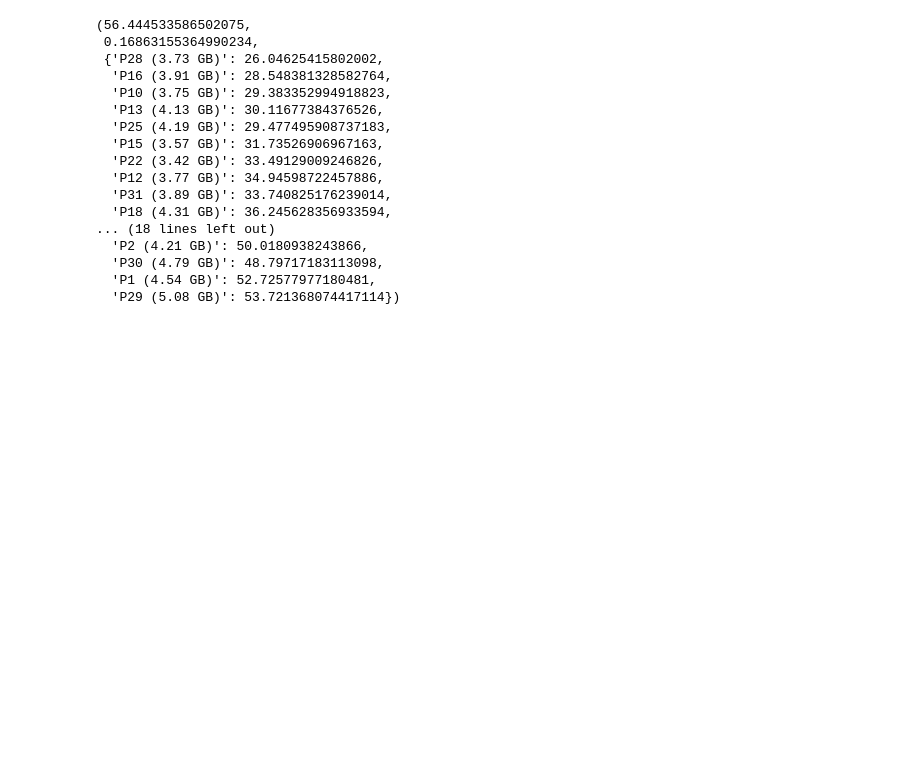
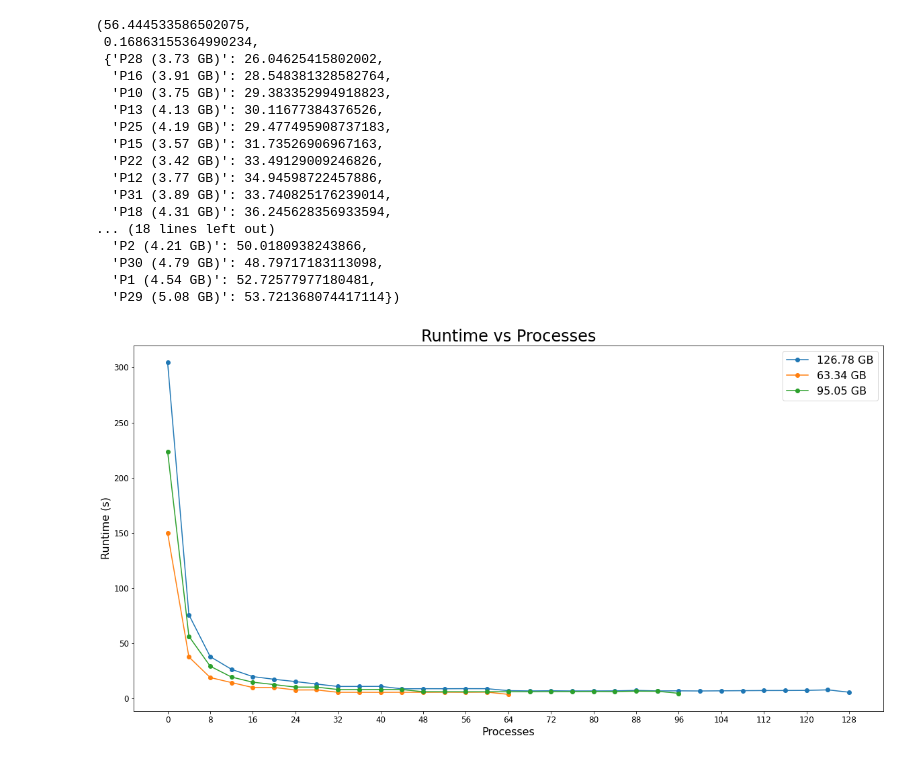
Before and after one commit to bucket420/DOE-INFN-2022, a Jupyter notebook: performance_analysis_rdf.ipynb, the cells around one changed output. Cells and saved outputs as stored; diff of their text form; code cells hidden in the pictures; blank space fills up the shorter version.

```diff
--- a/performance_analysis_rdf.ipynb
+++ b/performance_analysis_rdf.ipynb
@@ -140,2 +112,0 @@ def runtime_measure_mp1(path, n_files, n_processes):
-# %%
-runtime_measure_mp1(path, 4, 4)
@@ -144,3 +113,3 @@ runtime_measure_mp1(path, 4, 4)
 # %%
-runtime_measure_mp(path, 8, 8)
+runtime_measure(path, 4)
 # %% [output]
@@ -445,3 +414,28 @@ runtime_measure_detailed(path, 64, 32)
   'P30 (4.79 GB)': 48.79717183113098,
   'P1 (4.54 GB)': 52.72577977180481,
   'P29 (5.08 GB)': 53.721368074417114})
+# %%
+path = "../data/128_files/"
+# %%
+runtime_vs_processes_plot(path, 80, 5, 10, "128_files")
+# %%
+data = []
+result_path = "runtime_tests_rdf/128_files/"
+for file in sorted(os.listdir(result_path)):
+    if file.endswith(".csv") and "runtime_vs_processes" in file:
+        with open(result_path + file, "r") as f:
+            data.append([[float(a) for a in row] for row in csv.reader(f)])
+
+plt.figure(figsize = (20, 10))
+plt.title('Runtime vs Processes', fontsize=24)
+plt.xlabel('Processes', fontsize=16)
+plt.ylabel('Runtime (s)', fontsize=16)
+plt.xticks(range(0, 129, 8), fontsize=12)
+plt.yticks(fontsize=12)
+plt.plot(data[0][0], col_average(data[0][1:]), marker="o", label="%.2f GB" % (get_total_size(path, 128)))
+plt.plot(data[1][0], col_average(data[1][1:]), marker="o", label="%.2f GB" % (get_total_size(path, 64)))
+plt.plot(data[2][0], col_average(data[2][1:]), marker="o", label="%.2f GB" % (get_total_size(path, 96)))
+plt.legend(prop={'size': 16})
+plt.show()
+# %% [output]
+[figure, added]
```
Also changed, not shown: parts of 8 cells of this notebook, 45 other files.
